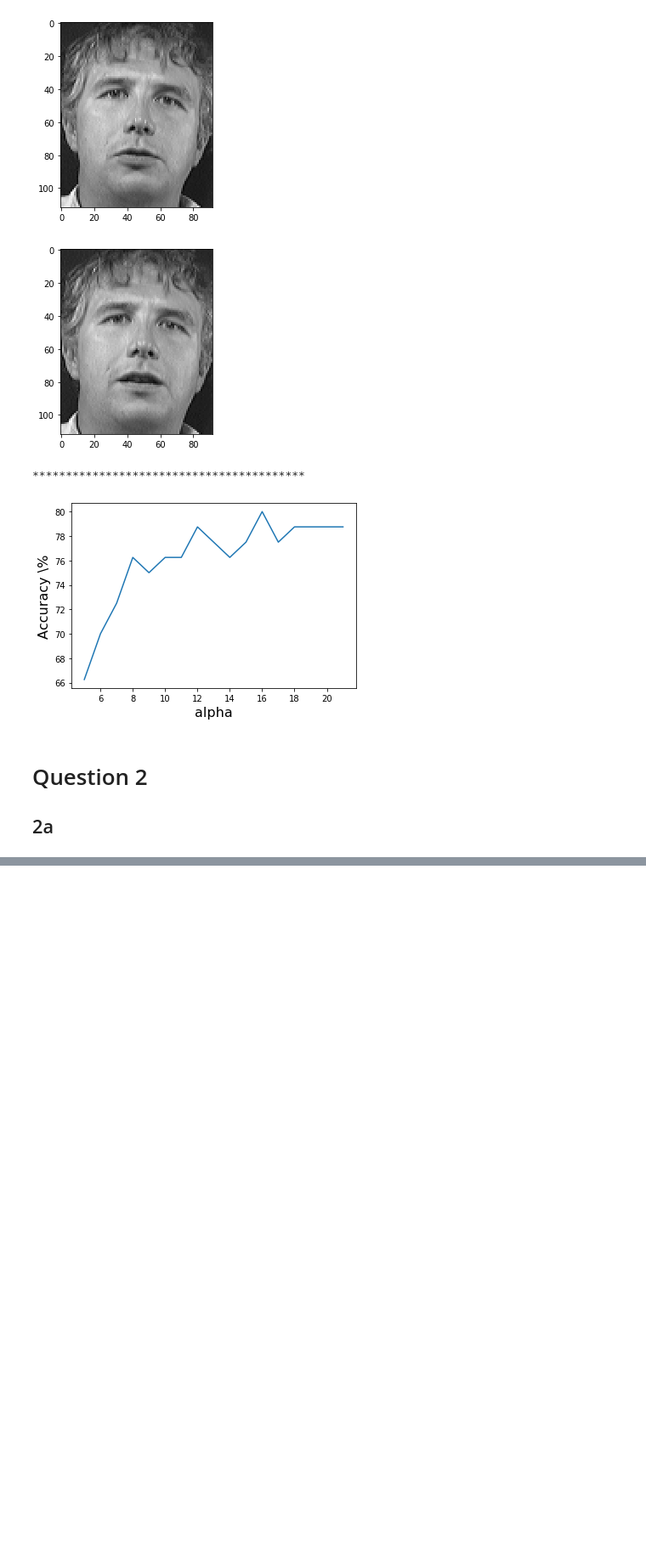
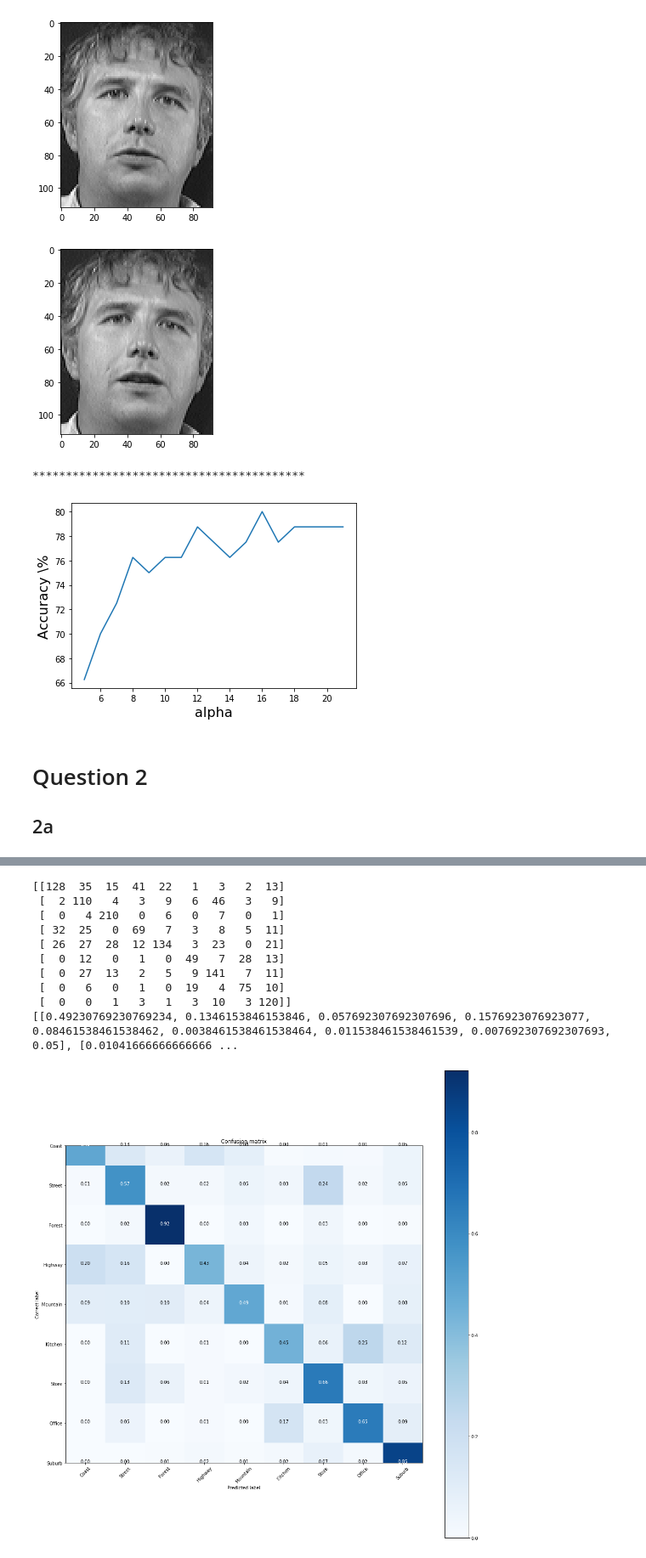
Before and after one commit to Michael-Shepherd/ComputerVision, a Jupyter notebook: Assignment5/Assignment5.ipynb, the cells around one changed output, grey strips where cells are left out. Shown at 85% size. Drawn from its saved outputs; the diff is of its cells as text; code cells hidden in the pictures; blank space fills up the shorter version.

Commit message:
SVM Classification done

```diff
--- a/Assignment5/Assignment5.ipynb
+++ b/Assignment5/Assignment5.ipynb
@@ -287,0 +460,40 @@ plt.show()
+# %%
+def get_svm_predictions(test_image_count,
+                        train_image_count,
+                        test_image_vectors,
+                        train_image_vectors):
+    y = [0]*100
+    y.extend([1]*100)
+    y = np.array(y)
+    count=0
+    total=0
+    svm_count = int((9*(9-1))/2)
+    predictions_table = np.zeros((len(test_image_vectors), svm_count)) - 1
+    # SVM for each seperate pair of classes
+    for i in range(9):
+        for j in range(i+1,9):
+            predictions = []
+            svclassifier = LinearSVC()
+#             svclassifier = LinearSVC(C=10)
+            X = np.append(train_image_vectors[i*(train_image_count[i]):(i+1)*(train_image_count[i])], \
+                          train_image_vectors[j*(train_image_count[i]):(j+1)*(train_image_count[i])]).reshape(-1,50)
+            # Fit the SVM model according to the given training data.
+            svclassifier.fit(X,y)
+            predict = svclassifier.predict(test_image_vectors)
+            for ind in predict:
+                if ind == 0:
+                    predictions.append(i)
+                else:
+                    predictions.append(j)
+            predictions_table[:, count] = predictions
+            count += 1
+    return predictions_table
+
+prediction_table = get_svm_predictions(test_image_count,train_image_count,test_image_vectors,train_image_vectors)
+# %%
+predicted_lables = stats.mode(prediction_table, axis=1)[0]
+correct_lables = get_correct_lables(test_image_count)
+accuracy = accuracy_score(correct_lables, predicted_lables)
+class_accuracy = recall_score(correct_lables, predicted_lables, average=None)
+cm = confusion_matrix(correct_lables,predicted_lables)
+report = classification_report(correct_lables,predicted_lables)
@@ -287,0 +519,17 @@ plt.show()
+# %%
+print(cm)
+c = [x for x in os.listdir(sift_path)]
+plot_confusion_matrix(cm, c)
+plt.show()
+# %% [output]
+[[128  35  15  41  22   1   3   2  13]
+ [  2 110   4   3   9   6  46   3   9]
+ [  0   4 210   0   6   0   7   0   1]
+ [ 32  25   0  69   7   3   8   5  11]
+ [ 26  27  28  12 134   3  23   0  21]
+ [  0  12   0   1   0  49   7  28  13]
+ [  0  27  13   2   5   9 141   7  11]
+ [  0   6   0   1   0  19   4  75  10]
+ [  0   0   1   3   1   3  10   3 120]]
+[[0.49230769230769234, 0.1346153846153846, 0.057692307692307696, 0.1576923076923077, 0.08461538461538462, 0.0038461538461538464, 0.011538461538461539, 0.007692307692307693, 0.05], [0.01041666666666666 ...
+[figure, added]
```
Also changed, not shown: parts of 20 cells of this notebook, 18 other files.
